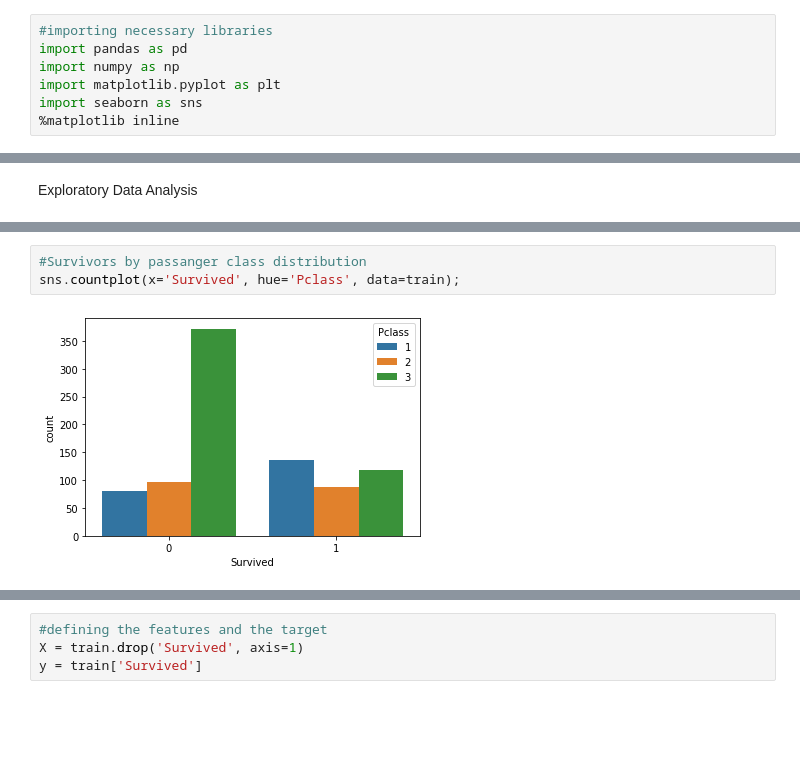
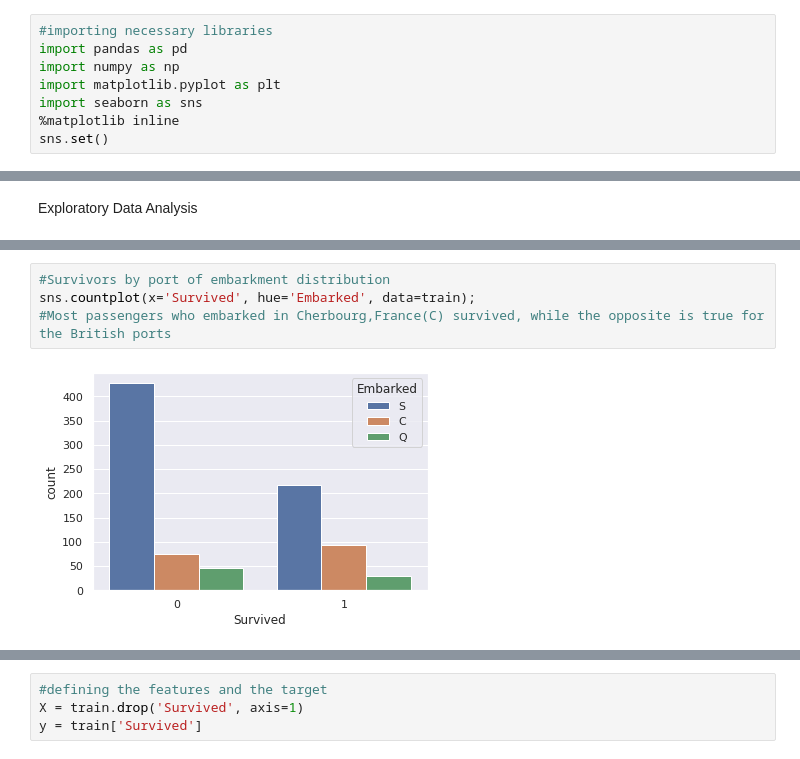
Before and after one commit to yeegorski/titanic_logistic, a Jupyter notebook: titanic-logistic.ipynb, the cells around one changed output, grey strips where cells are left out. Drawn from its saved outputs; the diff is of its cells as text; blank space fills up the shorter version.

```diff
--- a/titanic-logistic.ipynb
+++ b/titanic-logistic.ipynb
@@ -5,6 +5,7 @@ import numpy as np
 import matplotlib.pyplot as plt
 import seaborn as sns
 %matplotlib inline
+sns.set()
 # %%
 #reading the data
 train = pd.read_csv('titanic_train.csv')
@@ -39,5 +151,6 @@ sns.countplot(x='Survived', hue='Sex', data=train);
 # %%
-#Survivors by passanger class distribution
-sns.countplot(x='Survived', hue='Pclass', data=train);
+#Survivors by port of embarkment distribution
+sns.countplot(x='Survived', hue='Embarked', data=train);
+#Most passengers who embarked in Cherbourg,France(C) survived, while the opposite is true for the British ports
 # %% [output]
-[figure, old version]
+[figure, new version]
```
Also changed, not shown: parts of 75 cells of this notebook.
